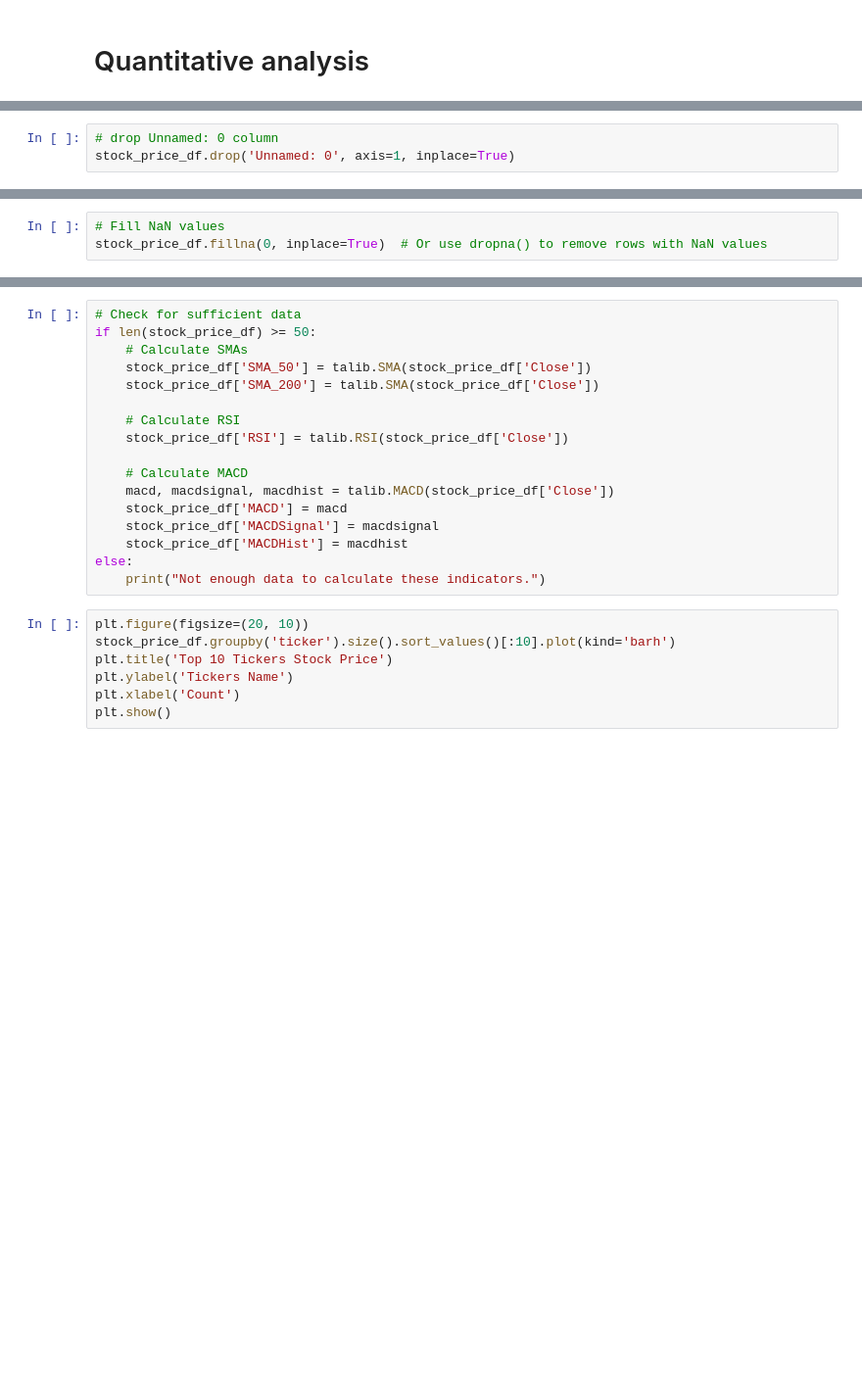
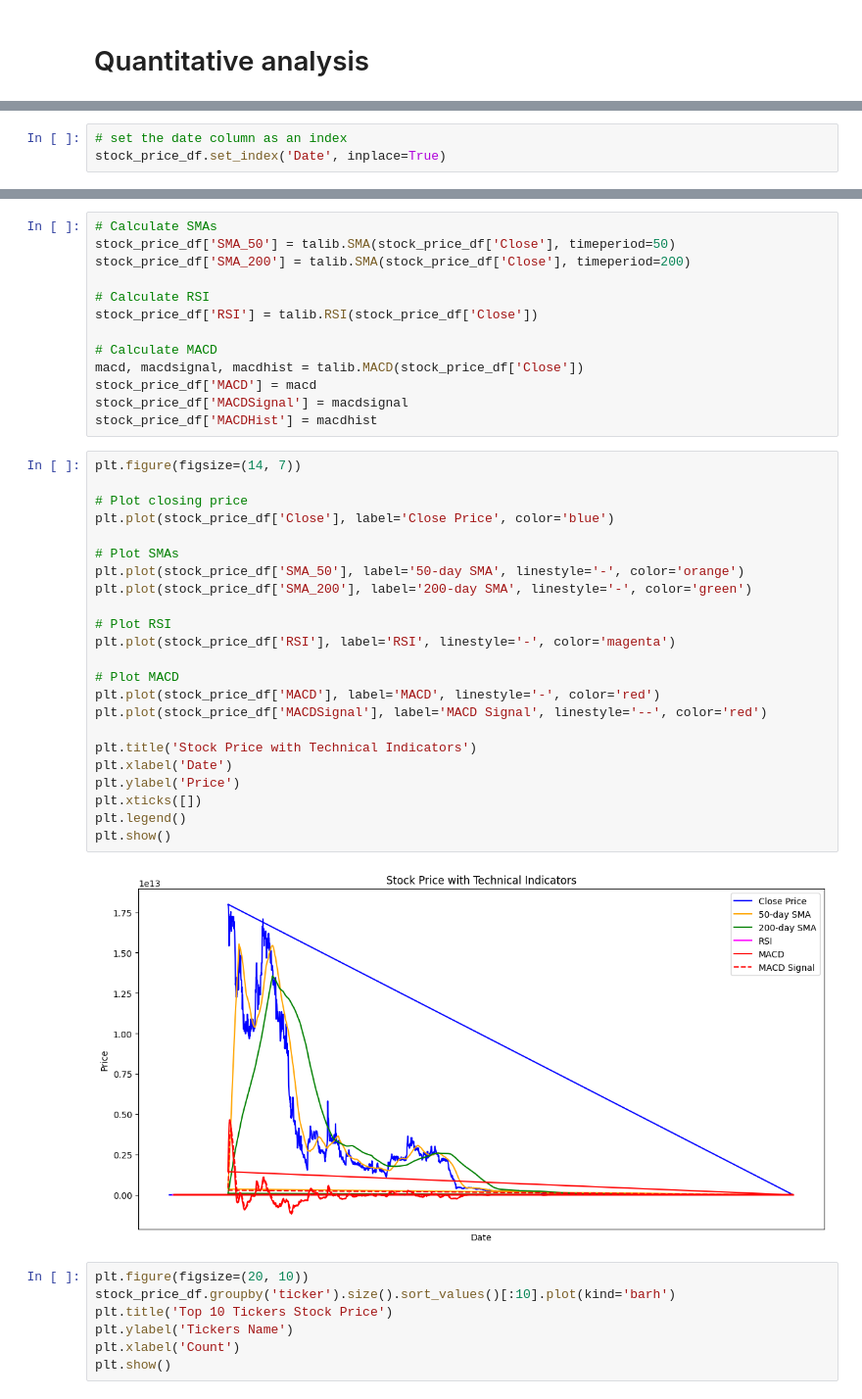
Before and after one commit to der-bew/10ac_week1, a Jupyter notebook: notebooks/Stock_EDA.ipynb, the cells around one changed output, grey strips where cells are left out. Shown at 98% size. Cells and saved outputs as stored; diff of their text form; blank space fills up the shorter version.

```diff
--- a/notebooks/Stock_EDA.ipynb
+++ b/notebooks/Stock_EDA.ipynb
@@ -419,3 +422,3 @@ stock_price_df.head()
 # %%
-# drop Unnamed: 0 column
-stock_price_df.drop('Unnamed: 0', axis=1, inplace=True)
+# set the date column as an index
+stock_price_df.set_index('Date', inplace=True)
@@ -439,4 +446 @@ MACDHist       33
 dtype: int64
-# %%
-# Fill NaN values
-stock_price_df.fillna(0, inplace=True)  # Or use dropna() to remove rows with NaN values
@@ -443,20 +491,41 @@ stock_price_df.fillna(0, inplace=True)  # Or use dropna() to remove rows with Na
 # %%
-# Check for sufficient data
-if len(stock_price_df) >= 50:
-    # Calculate SMAs
-    stock_price_df['SMA_50'] = talib.SMA(stock_price_df['Close'])
-    stock_price_df['SMA_200'] = talib.SMA(stock_price_df['Close'])
+# Calculate SMAs
+stock_price_df['SMA_50'] = talib.SMA(stock_price_df['Close'], timeperiod=50)
+stock_price_df['SMA_200'] = talib.SMA(stock_price_df['Close'], timeperiod=200)
 
-    # Calculate RSI
-    stock_price_df['RSI'] = talib.RSI(stock_price_df['Close'])
+# Calculate RSI
+stock_price_df['RSI'] = talib.RSI(stock_price_df['Close'])
 
-    # Calculate MACD
-    macd, macdsignal, macdhist = talib.MACD(stock_price_df['Close'])
-    stock_price_df['MACD'] = macd
-    stock_price_df['MACDSignal'] = macdsignal
-    stock_price_df['MACDHist'] = macdhist
-else:
-    print("Not enough data to calculate these indicators.")
+# Calculate MACD
+macd, macdsignal, macdhist = talib.MACD(stock_price_df['Close'])
+stock_price_df['MACD'] = macd
+stock_price_df['MACDSignal'] = macdsignal
+stock_price_df['MACDHist'] = macdhist
+# %%
+plt.figure(figsize=(14, 7))
+
+# Plot closing price
+plt.plot(stock_price_df['Close'], label='Close Price', color='blue')
+
+# Plot SMAs
+plt.plot(stock_price_df['SMA_50'], label='50-day SMA', linestyle='-', color='orange')
+plt.plot(stock_price_df['SMA_200'], label='200-day SMA', linestyle='-', color='green')
+
+# Plot RSI
+plt.plot(stock_price_df['RSI'], label='RSI', linestyle='-', color='magenta')
+
+# Plot MACD
+plt.plot(stock_price_df['MACD'], label='MACD', linestyle='-', color='red')
+plt.plot(stock_price_df['MACDSignal'], label='MACD Signal', linestyle='--', color='red')
+
+plt.title('Stock Price with Technical Indicators')
+plt.xlabel('Date')
+plt.ylabel('Price')
+plt.xticks([])
+plt.legend()
+plt.show()
+# %% [output]
+[figure, added]
 # %%
 plt.figure(figsize=(20, 10))
 stock_price_df.groupby('ticker').size().sort_values()[:10].plot(kind='barh')
```
Also changed, not shown: parts of 11 cells of this notebook.
